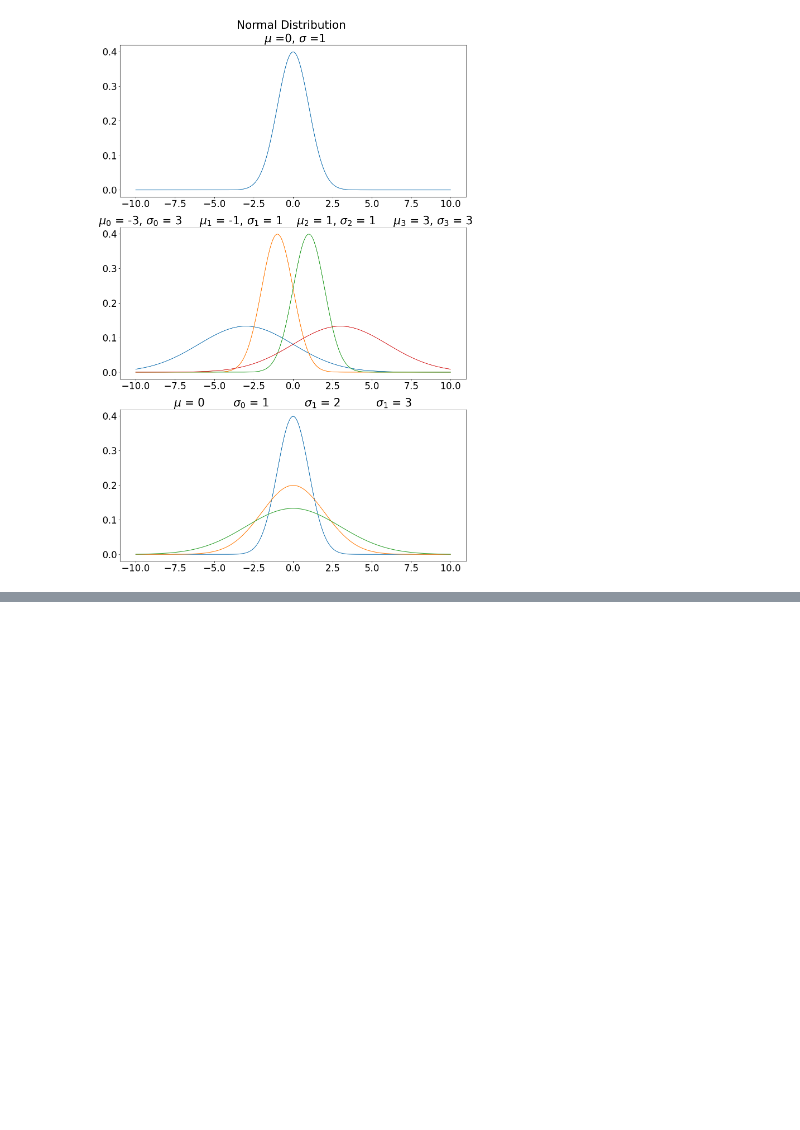
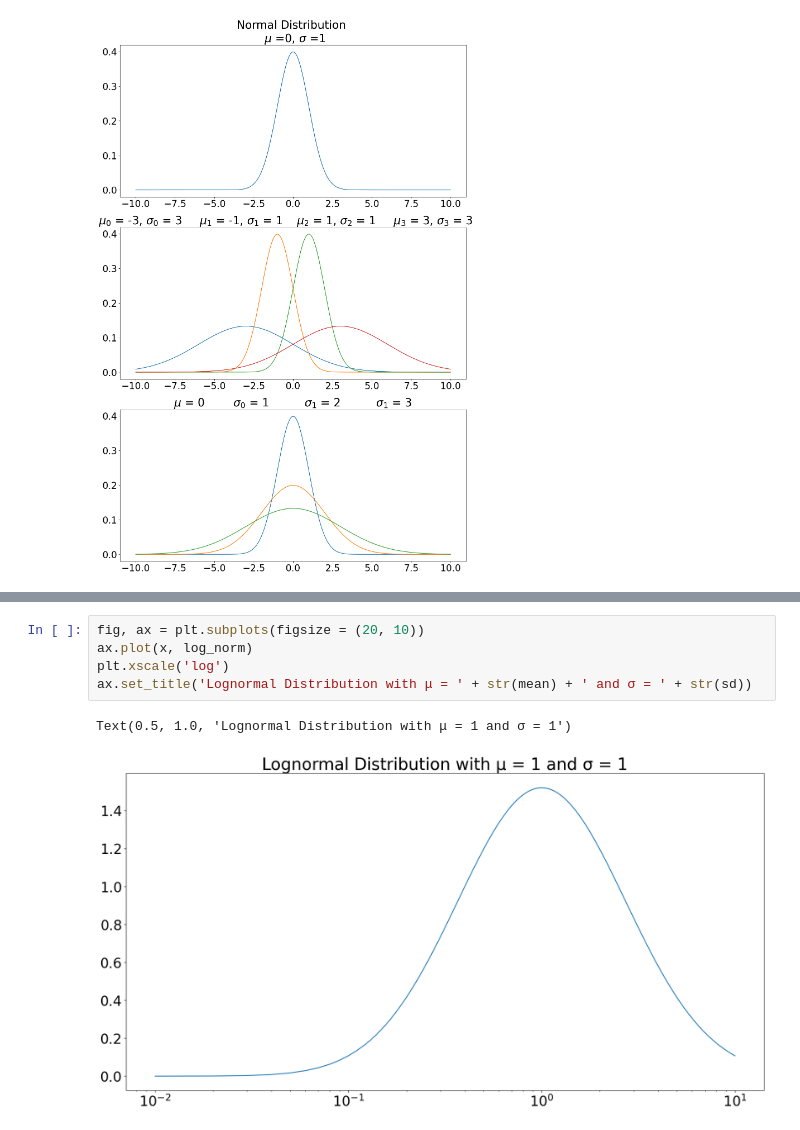
Before and after one commit to Tetteh96/ECON-611-Projects, a Jupyter notebook: Ch5/Project 7 - Ch5.ipynb, the cells around one changed output, grey strips where cells are left out. Drawn from its saved outputs; the diff is of its cells as text; blank space fills up the shorter version.

```diff
--- a/Ch5/Project 7 - Ch5.ipynb
+++ b/Ch5/Project 7 - Ch5.ipynb
@@ -97,0 +137,8 @@ Text(0.5, 1.0, '$\\mu$ = 0\t $\\sigma_0$ = 1 \t $\\sigma_1$ = 2 \t $\\sigma_1$ =
+# %%
+fig, ax = plt.subplots(figsize = (20, 10))
+ax.plot(x, log_norm)
+plt.xscale('log')
+ax.set_title('Lognormal Distribution with μ = ' + str(mean) + ' and σ = ' + str(sd))
+# %% [output]
+Text(0.5, 1.0, 'Lognormal Distribution with μ = 1 and σ = 1')
+[figure, added]
```
Also changed, not shown: parts of 7 cells of this notebook.
